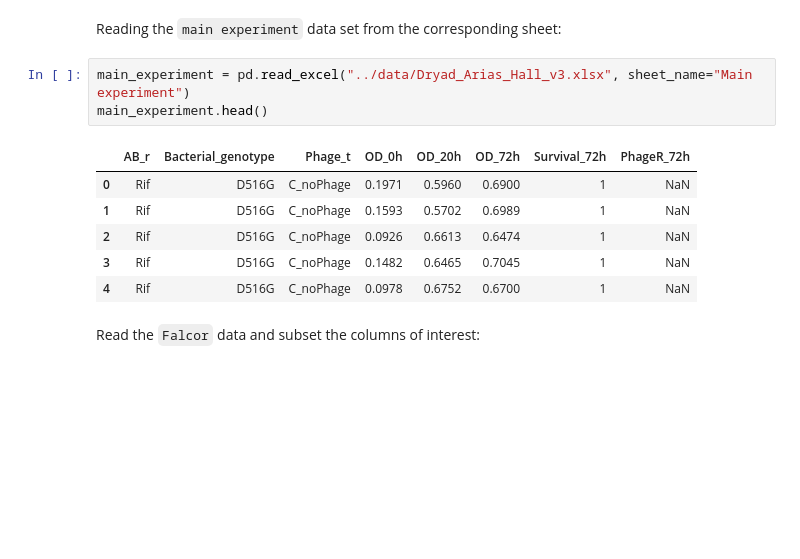
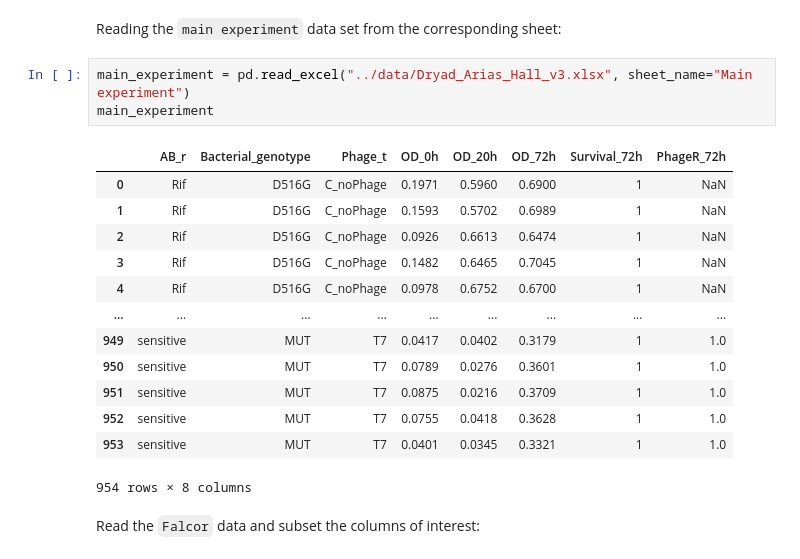
Before and after one commit to jorisvandenbossche/DS-python-data-analysis, a Jupyter notebook: _solved/case3_bacterial_resistance_lab_experiment.ipynb, the cells around one changed output. Cells and saved outputs as stored; diff of their text form; blank space fills up the shorter version.

```diff
--- a/_solved/case3_bacterial_resistance_lab_experiment.ipynb
+++ b/_solved/case3_bacterial_resistance_lab_experiment.ipynb
@@ -56,14 +54,21 @@ For the exercises, two sheets of the excel file will be used:
 Reading the `main experiment` data set from the corresponding sheet:
 # %%
 main_experiment = pd.read_excel("../data/Dryad_Arias_Hall_v3.xlsx", sheet_name="Main experiment")
-main_experiment.head()
+main_experiment
 # %% [output]
 |  | AB_r | Bacterial_genotype | Phage_t | OD_0h | OD_20h | OD_72h | Survival_72h | PhageR_72h |
 | 0 | Rif | D516G | C_noPhage | 0.1971 | 0.5960 | 0.6900 | 1 | NaN |
 | 1 | Rif | D516G | C_noPhage | 0.1593 | 0.5702 | 0.6989 | 1 | NaN |
 | 2 | Rif | D516G | C_noPhage | 0.0926 | 0.6613 | 0.6474 | 1 | NaN |
 | 3 | Rif | D516G | C_noPhage | 0.1482 | 0.6465 | 0.7045 | 1 | NaN |
 | 4 | Rif | D516G | C_noPhage | 0.0978 | 0.6752 | 0.6700 | 1 | NaN |
+| ... | ... | ... | ... | ... | ... | ... | ... | ... |
+| 949 | sensitive | MUT | T7 | 0.0417 | 0.0402 | 0.3179 | 1 | 1.0 |
+| 950 | sensitive | MUT | T7 | 0.0789 | 0.0276 | 0.3601 | 1 | 1.0 |
+| 951 | sensitive | MUT | T7 | 0.0875 | 0.0216 | 0.3709 | 1 | 1.0 |
+| 952 | sensitive | MUT | T7 | 0.0755 | 0.0418 | 0.3628 | 1 | 1.0 |
+| 953 | sensitive | MUT | T7 | 0.0401 | 0.0345 | 0.3321 | 1 | 1.0 |
+954 rows × 8 columns
 # %% [markdown]
 Read the `Falcor` data and subset the columns of interest:
 # %%
```
Also changed, not shown: parts of 17 cells of this notebook, 9 other files.
